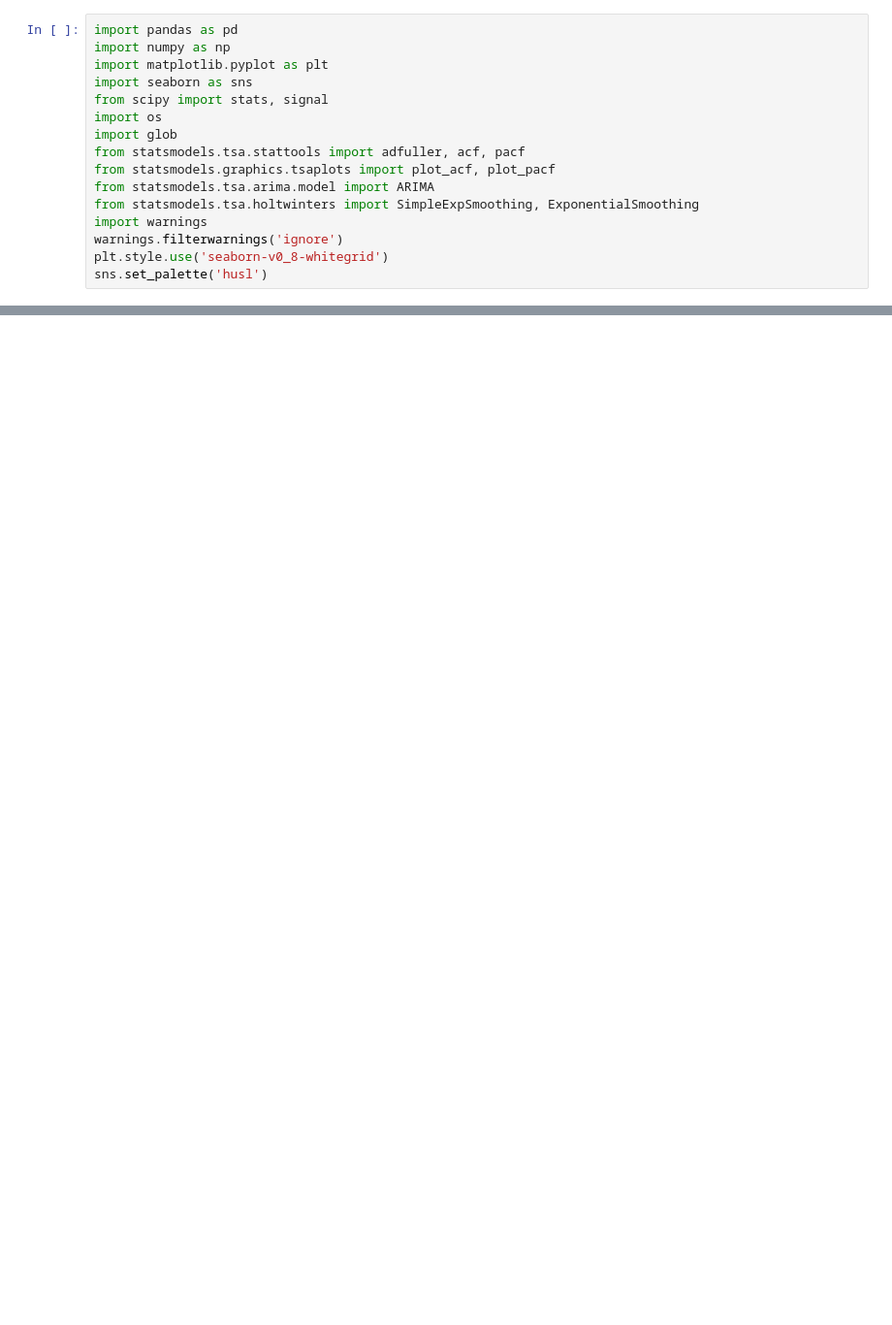
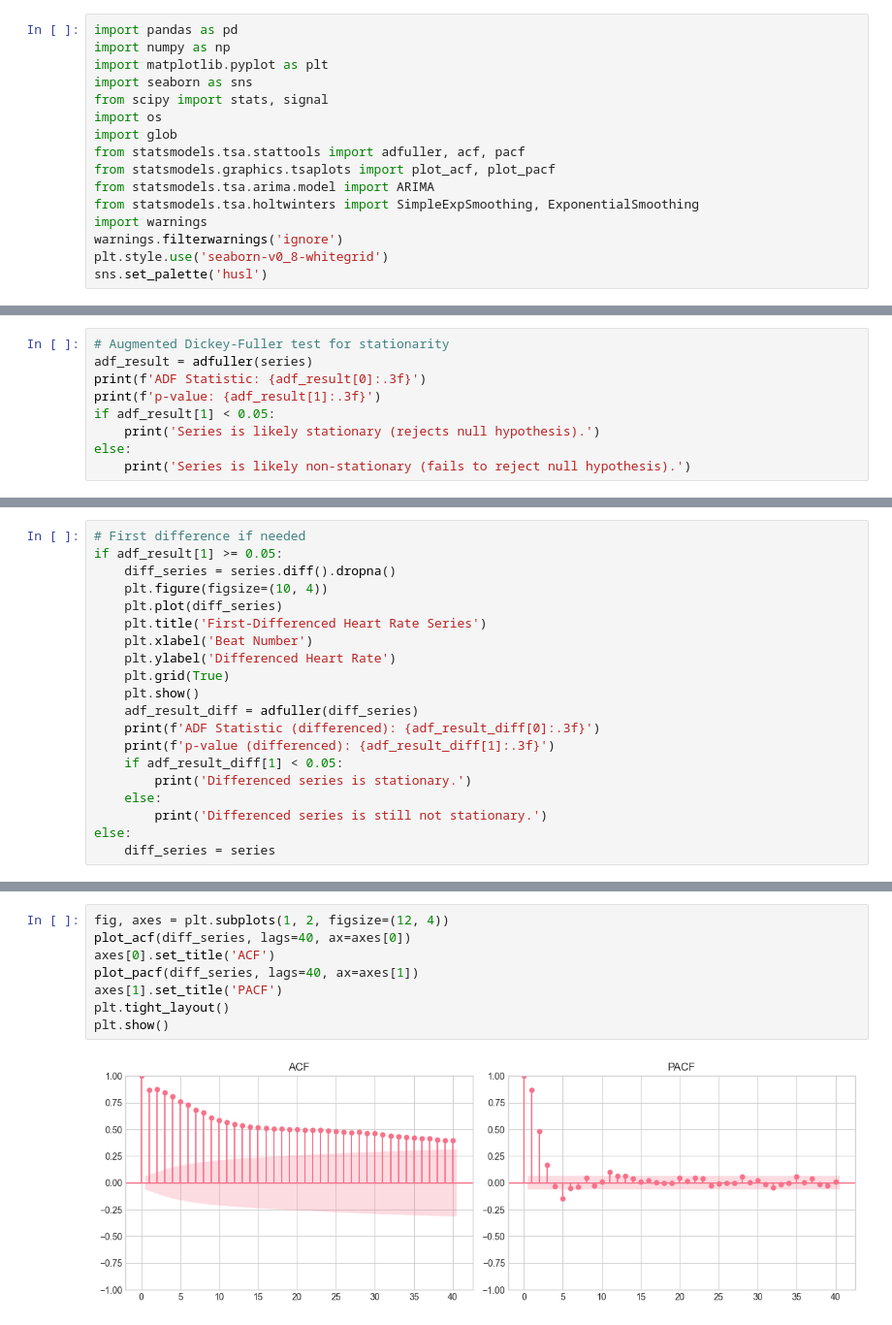
Before and after one commit to oscar-peng/datasci_223, a Jupyter notebook: lectures/04/demo/demo2-hrv-forecasting.ipynb, the cells around one changed output, grey strips where cells are left out. Shown at 97% size. Cells and saved outputs as stored; diff of their text form; blank space fills up the shorter version.

```diff
--- a/lectures/04/demo/demo2-hrv-forecasting.ipynb
+++ b/lectures/04/demo/demo2-hrv-forecasting.ipynb
@@ -122,0 +176,9 @@ plt.show()
+# %%
+# Augmented Dickey-Fuller test for stationarity
+adf_result = adfuller(series)
+print(f'ADF Statistic: {adf_result[0]:.3f}')
+print(f'p-value: {adf_result[1]:.3f}')
+if adf_result[1] < 0.05:
+    print('Series is likely stationary (rejects null hypothesis).')
+else:
+    print('Series is likely non-stationary (fails to reject null hypothesis).')
@@ -122,0 +193,20 @@ plt.show()
+# %%
+# First difference if needed
+if adf_result[1] >= 0.05:
+    diff_series = series.diff().dropna()
+    plt.figure(figsize=(10, 4))
+    plt.plot(diff_series)
+    plt.title('First-Differenced Heart Rate Series')
+    plt.xlabel('Beat Number')
+    plt.ylabel('Differenced Heart Rate')
+    plt.grid(True)
+    plt.show()
+    adf_result_diff = adfuller(diff_series)
+    print(f'ADF Statistic (differenced): {adf_result_diff[0]:.3f}')
+    print(f'p-value (differenced): {adf_result_diff[1]:.3f}')
+    if adf_result_diff[1] < 0.05:
+        print('Differenced series is stationary.')
+    else:
+        print('Differenced series is still not stationary.')
+else:
+    diff_series = series
@@ -122,0 +222,10 @@ plt.show()
+# %%
+fig, axes = plt.subplots(1, 2, figsize=(12, 4))
+plot_acf(diff_series, lags=40, ax=axes[0])
+axes[0].set_title('ACF')
+plot_pacf(diff_series, lags=40, ax=axes[1])
+axes[1].set_title('PACF')
+plt.tight_layout()
+plt.show()
+# %% [output]
+[figure, added]
```
Also changed, not shown: parts of 25 cells of this notebook, 5 other files.
